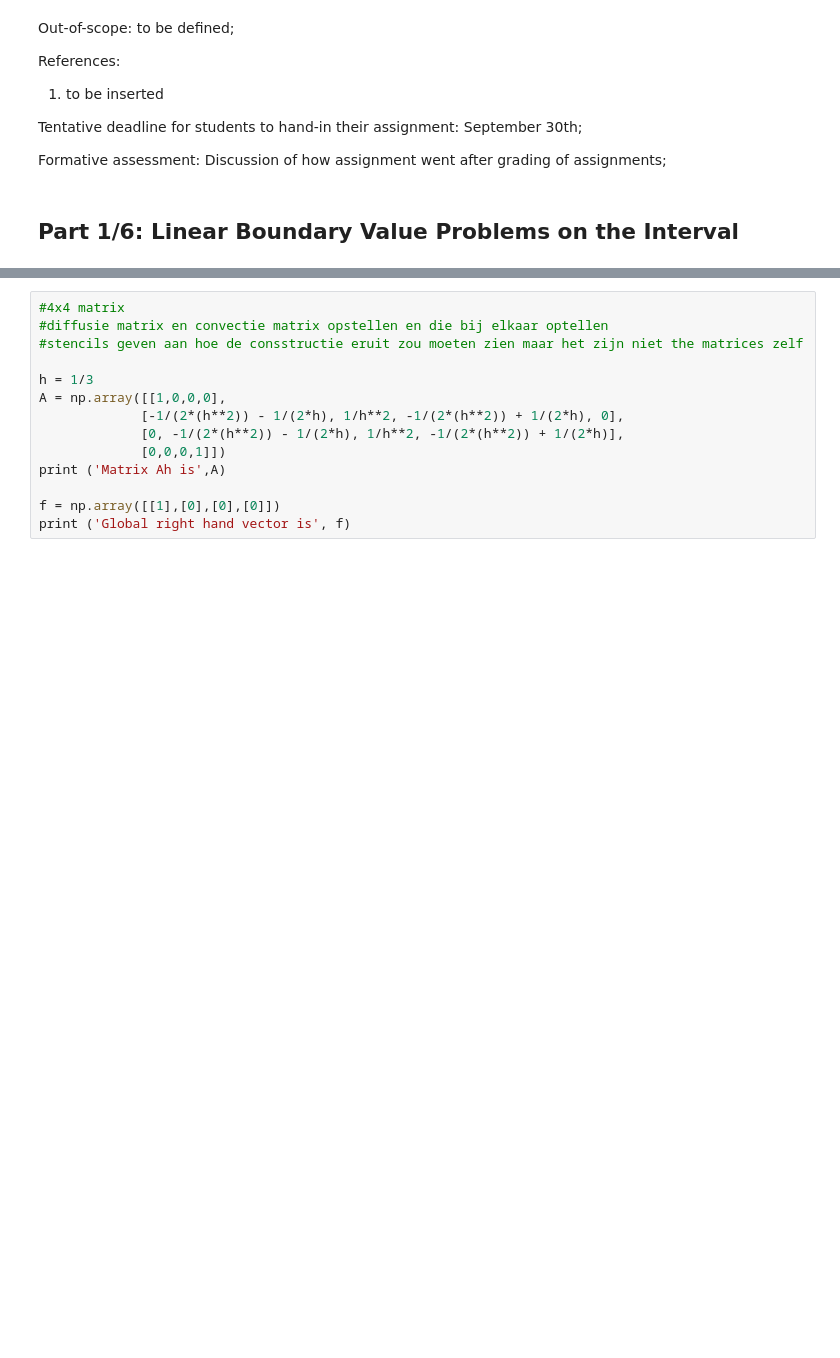
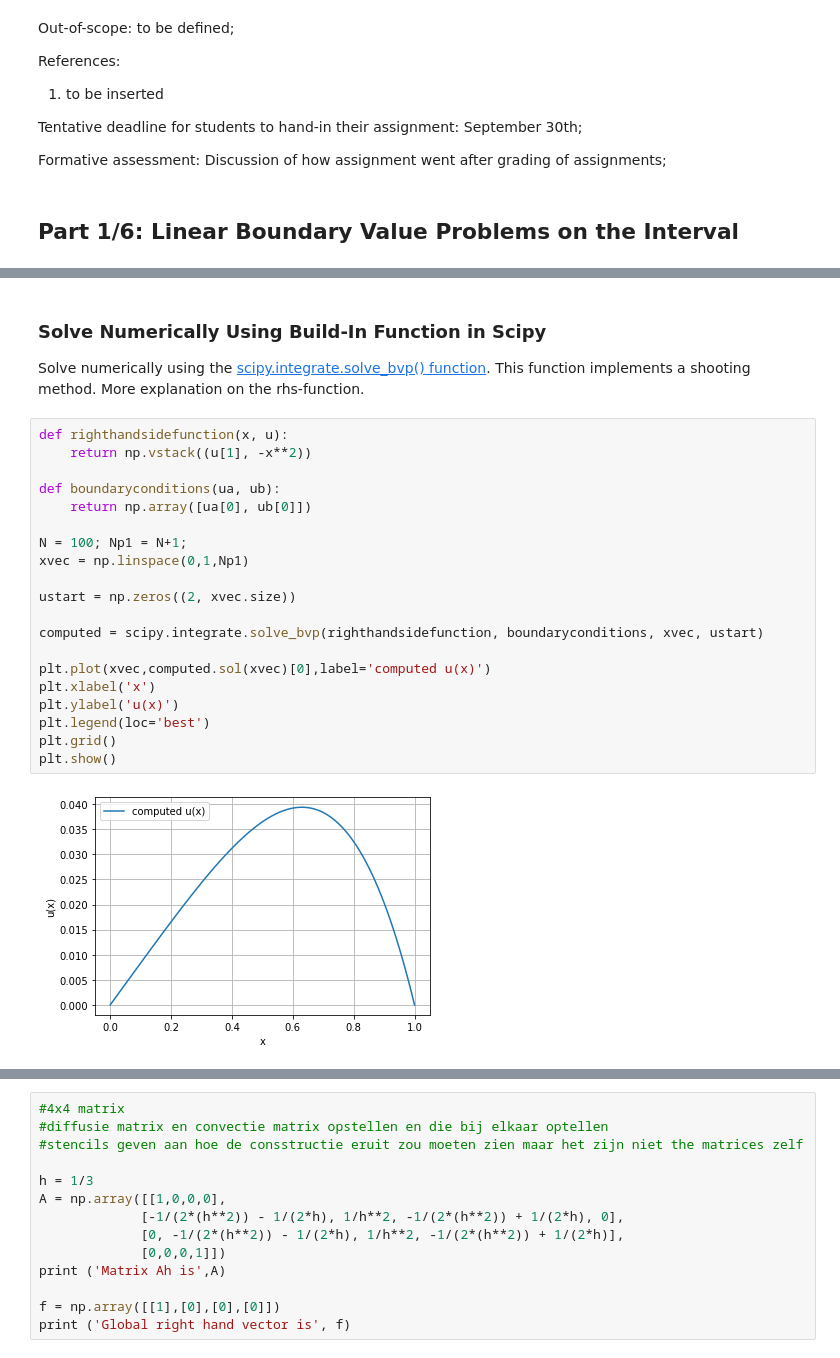
Before and after one commit to gawdot/numerical-practicum-chemical-engineers, a Jupyter notebook: homework1/notebooks/HW1-intro.ipynb, the cells around one changed output, grey strips where cells are left out. Saved outputs shown, nothing was run; the diff lists cells and outputs as text; blank space fills up the shorter version.

```diff
--- a/homework1/notebooks/HW1-intro.ipynb
+++ b/homework1/notebooks/HW1-intro.ipynb
@@ -82 +136,27 @@ can be solved analytically by ... Doing so, one finds the solution:
+# %% [markdown]
+### Solve Numerically Using Build-In Function in Scipy
+
+Solve numerically using the [scipy.integrate.solve_bvp() function](https://docs.scipy.org/doc/scipy/reference/generated/scipy.integrate.solve_bvp.html). This function implements a shooting method. More explanation on the rhs-function.
+# %%
+def righthandsidefunction(x, u):
+    return np.vstack((u[1], -x**2))
+
+def boundaryconditions(ua, ub):
+    return np.array([ua[0], ub[0]])
+
+N = 100; Np1 = N+1;
+xvec = np.linspace(0,1,Np1)
+
+ustart = np.zeros((2, xvec.size))
+
+computed = scipy.integrate.solve_bvp(righthandsidefunction, boundaryconditions, xvec, ustart)
+
+plt.plot(xvec,computed.sol(xvec)[0],label='computed u(x)')
+plt.xlabel('x')
+plt.ylabel('u(x)')
+plt.legend(loc='best')
+plt.grid()
+plt.show()
+# %% [output]
+[figure, added]
 # %% [markdown]
```
Also changed, not shown: parts of 37 cells of this notebook.
